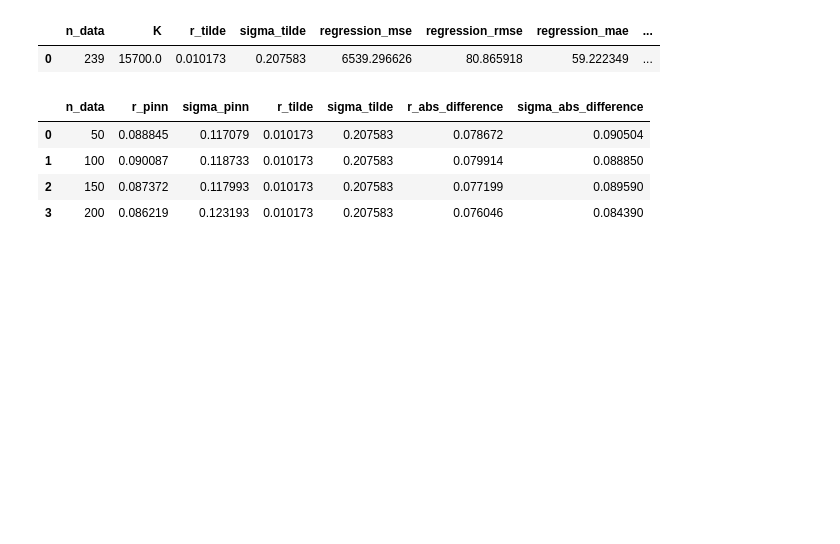
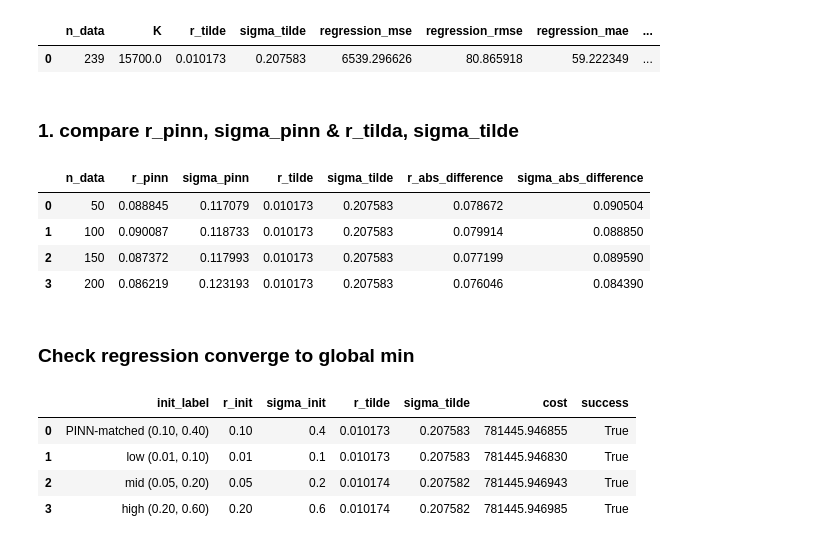
Before and after one commit to michellely-mm/PINN_Option_Pricing, a Jupyter notebook: 09_regression_real_data.ipynb, the cells around one changed output. Cells and saved outputs as stored; diff of their text form; code cells hidden in the pictures; blank space fills up the shorter version.

```diff
--- a/09_regression_real_data.ipynb
+++ b/09_regression_real_data.ipynb
@@ -371,6 +371,8 @@ regression_summary
 # %% [output]
 |  | n_data | K | r_tilde | sigma_tilde | regression_mse | regression_rmse | regression_mae | ... |
 | 0 | 239 | 15700.0 | 0.010173 | 0.207583 | 6539.296626 | 80.865918 | 59.222349 | ... |
+# %% [markdown]
+### 1. compare r_pinn, sigma_pinn & r_tilda, sigma_tilde
 # %%
 parameter_comparison["r_abs_difference"] = np.abs(
     parameter_comparison["r_pinn"]
@@ -391,3 +393,42 @@ parameter_comparison
 | 1 | 100 | 0.090087 | 0.118733 | 0.010173 | 0.207583 | 0.079914 | 0.088850 |
 | 2 | 150 | 0.087372 | 0.117993 | 0.010173 | 0.207583 | 0.077199 | 0.089590 |
 | 3 | 200 | 0.086219 | 0.123193 | 0.010173 | 0.207583 | 0.076046 | 0.084390 |
+# %% [markdown]
+### Check regression converge to global min
+# %%
+initial_guesses = {
+    "PINN-matched (0.10, 0.40)": np.array([0.10, 0.40]),
+    "low (0.01, 0.10)":          np.array([0.01, 0.10]),
+    "mid (0.05, 0.20)":          np.array([0.05, 0.20]),
+    "high (0.20, 0.60)":         np.array([0.20, 0.60]),
+}
+
+multi_start_results = []
+
+for label, x0 in initial_guesses.items():
+    res = least_squares(
+        fun=regression_residuals,
+        x0=x0,
+        bounds=(lower_bounds, upper_bounds),
+        args=(S_real, tau_real, V_market, K),
+        max_nfev=10000,
+    )
+
+    multi_start_results.append({
+        "init_label": label,
+        "r_init": x0[0],
+        "sigma_init": x0[1],
+        "r_tilde": res.x[0],
+        "sigma_tilde": res.x[1],
+        "cost": res.cost,          # 0.5 * sum(residuals**2)
+        "success": res.success,
+    })
+
+multi_start_df = pd.DataFrame(multi_start_results)
+multi_start_df
+# %% [output]
+|  | init_label | r_init | sigma_init | r_tilde | sigma_tilde | cost | success |
+| 0 | PINN-matched (0.10, 0.40) | 0.10 | 0.4 | 0.010173 | 0.207583 | 781445.946855 | True |
+| 1 | low (0.01, 0.10) | 0.01 | 0.1 | 0.010173 | 0.207583 | 781445.946830 | True |
+| 2 | mid (0.05, 0.20) | 0.05 | 0.2 | 0.010174 | 0.207582 | 781445.946943 | True |
+| 3 | high (0.20, 0.60) | 0.20 | 0.6 | 0.010174 | 0.207582 | 781445.946985 | True |
```
Also changed, not shown: parts of 3 cells of this notebook, 7 other files.
